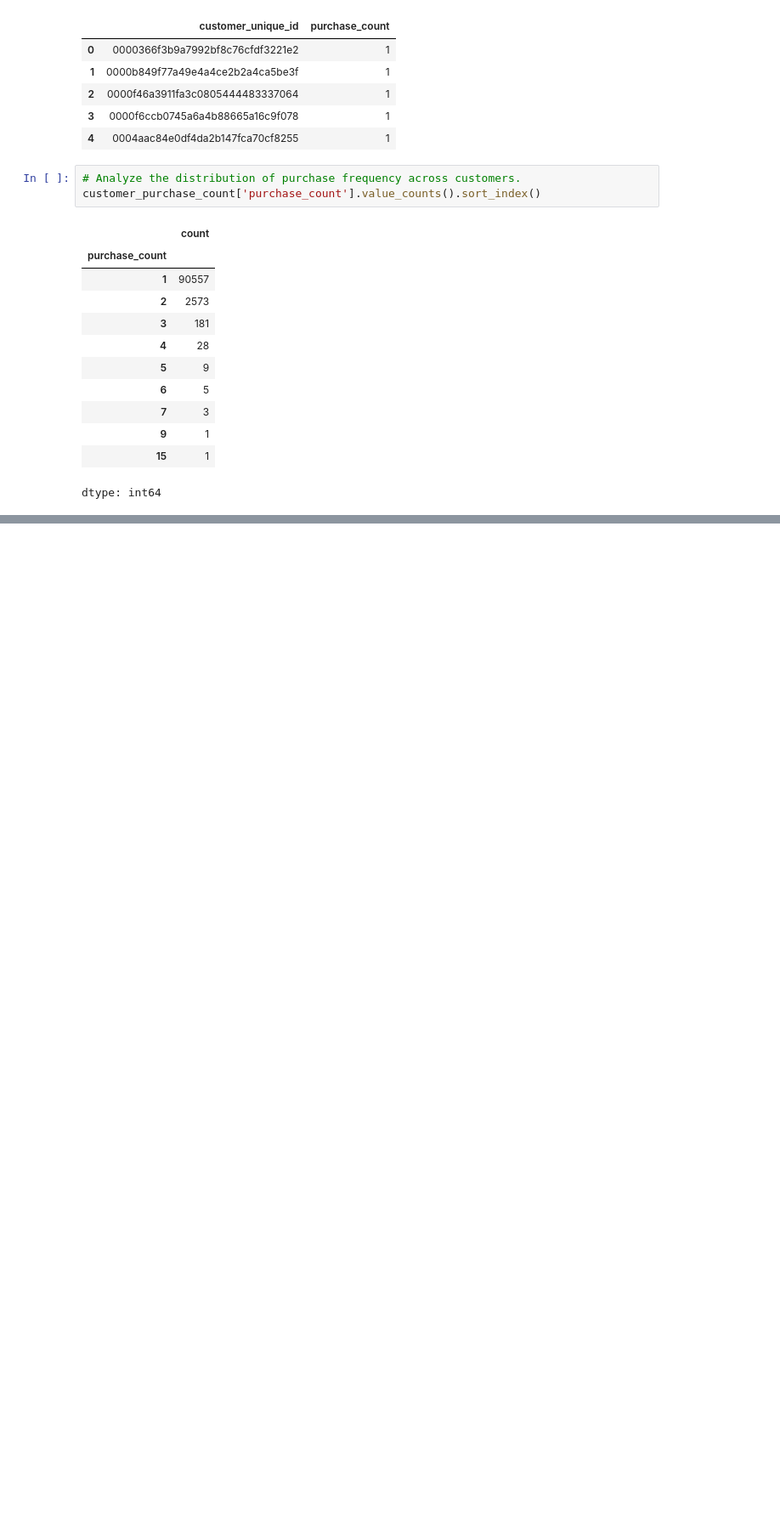
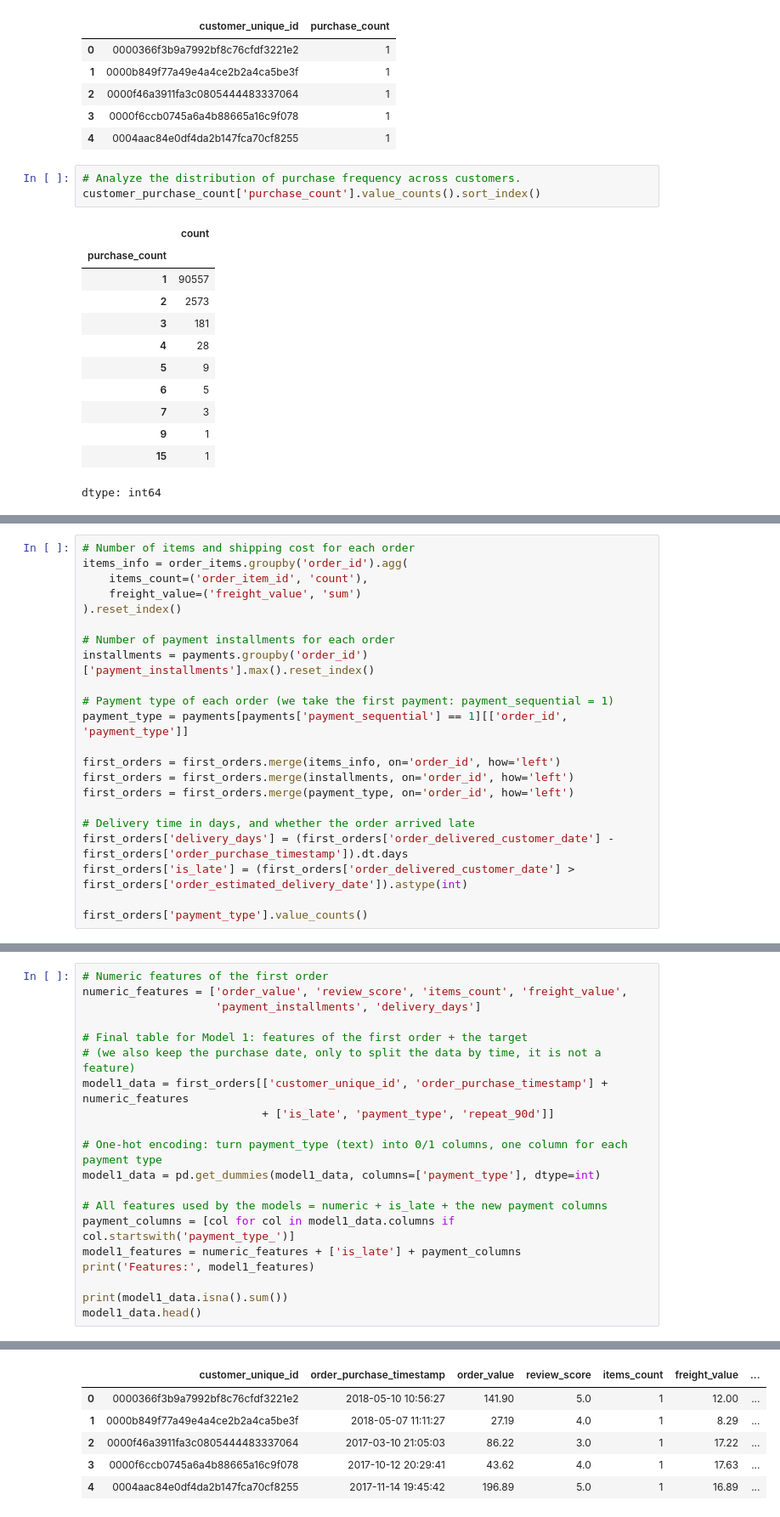
Before and after one commit to FarahHossamEldin/E-Commerce-Customer-Value-and-Purchase-Prediction-, a Jupyter notebook: notebooks/3_Modelling.ipynb, the cells around one changed output, grey strips where cells are left out. Shown at 85% size. Drawn from its saved outputs; the diff is of its cells as text; blank space fills up the shorter version.

```diff
--- a/notebooks/3_Modelling.ipynb
+++ b/notebooks/3_Modelling.ipynb
@@ -110,0 +172,22 @@ dtype: int64
+# %%
+# Number of items and shipping cost for each order
+items_info = order_items.groupby('order_id').agg(
+    items_count=('order_item_id', 'count'),
+    freight_value=('freight_value', 'sum')
+).reset_index()
+
+# Number of payment installments for each order
+installments = payments.groupby('order_id')['payment_installments'].max().reset_index()
+
+# Payment type of each order (we take the first payment: payment_sequential = 1)
+payment_type = payments[payments['payment_sequential'] == 1][['order_id', 'payment_type']]
+
+first_orders = first_orders.merge(items_info, on='order_id', how='left')
+first_orders = first_orders.merge(installments, on='order_id', how='left')
+first_orders = first_orders.merge(payment_type, on='order_id', how='left')
+
+# Delivery time in days, and whether the order arrived late
+first_orders['delivery_days'] = (first_orders['order_delivered_customer_date'] - first_orders['order_purchase_timestamp']).dt.days
+first_orders['is_late'] = (first_orders['order_delivered_customer_date'] > first_orders['order_estimated_delivery_date']).astype(int)
+
+first_orders['payment_type'].value_counts()
@@ -110,0 +202,21 @@ dtype: int64
+# %%
+# Numeric features of the first order
+numeric_features = ['order_value', 'review_score', 'items_count', 'freight_value',
+                    'payment_installments', 'delivery_days']
+
+# Final table for Model 1: features of the first order + the target
+# (we also keep the purchase date, only to split the data by time, it is not a feature)
+model1_data = first_orders[['customer_unique_id', 'order_purchase_timestamp'] + numeric_features
+                           + ['is_late', 'payment_type', 'repeat_90d']]
+
+# One-hot encoding: turn payment_type (text) into 0/1 columns, one column for each payment type
+model1_data = pd.get_dummies(model1_data, columns=['payment_type'], dtype=int)
+
+# All features used by the models = numeric + is_late + the new payment columns
+payment_columns = [col for col in model1_data.columns if col.startswith('payment_type_')]
+model1_features = numeric_features + ['is_late'] + payment_columns
+print('Features:', model1_features)
+
+print(model1_data.isna().sum())
+model1_data.head()
+# %% [output]
@@ -110,0 +239,6 @@ dtype: int64
+|  | customer_unique_id | order_purchase_timestamp | order_value | review_score | items_count | freight_value | ... |
+| 0 | 0000366f3b9a7992bf8c76cfdf3221e2 | 2018-05-10 10:56:27 | 141.90 | 5.0 | 1 | 12.00 | ... |
+| 1 | 0000b849f77a49e4a4ce2b2a4ca5be3f | 2018-05-07 11:11:27 | 27.19 | 4.0 | 1 | 8.29 | ... |
+| 2 | 0000f46a3911fa3c0805444483337064 | 2017-03-10 21:05:03 | 86.22 | 3.0 | 1 | 17.22 | ... |
+| 3 | 0000f6ccb0745a6a4b88665a16c9f078 | 2017-10-12 20:29:41 | 43.62 | 4.0 | 1 | 17.63 | ... |
+| 4 | 0004aac84e0df4da2b147fca70cf8255 | 2017-11-14 19:45:42 | 196.89 | 5.0 | 1 | 16.89 | ... |
```
Also changed, not shown: parts of 38 cells of this notebook.
